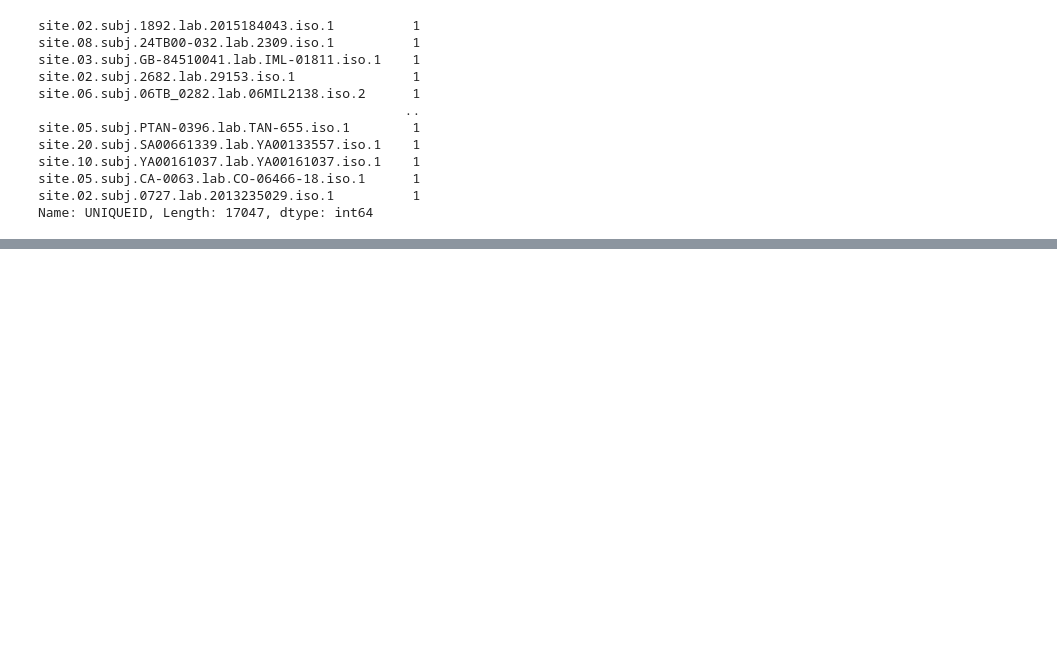
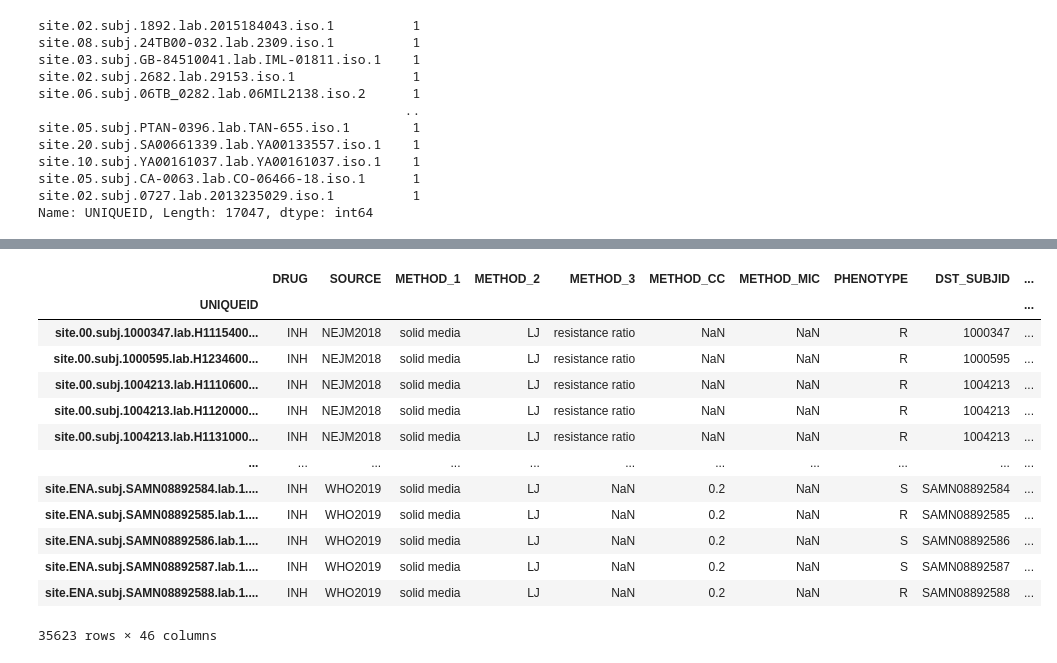
Before and after one commit to fowler-lab/Inh_resistance, a Jupyter notebook: CRyPTIC_KatG.ipynb, the cells around one changed output, grey strips where cells are left out. Drawn from its saved outputs; the diff is of its cells as text; code cells hidden in the pictures; blank space fills up the shorter version.

```diff
--- a/CRyPTIC_KatG.ipynb
+++ b/CRyPTIC_KatG.ipynb
@@ -532,0 +626,25 @@ Name: UNIQUEID, Length: 17047, dtype: int64
+# %%
+best_measurements_and_genomes = all_best_measurements.loc[all_best_measurements['UNIQUEID'].isin(genome_UIDs_meas)]
+# %%
+best_measurements_and_genomes.set_index('UNIQUEID',inplace=True)
+# %%
+best_measurements_and_genomes = best_measurements_and_genomes.rename(columns={'SUBJID':'DST_SUBJID'})
+# %%
+best_measurements_and_genomes = best_measurements_and_genomes.join(GENOMES)
+# %%
+best_measurements_and_genomes
+# %% [output]
+|  | DRUG | SOURCE | METHOD_1 | METHOD_2 | METHOD_3 | METHOD_CC | METHOD_MIC | PHENOTYPE | DST_SUBJID | ... |
+| UNIQUEID |  |  |  |  |  |  |  |  |  | ... |
+| site.00.subj.1000347.lab.H1115400... | INH | NEJM2018 | solid media | LJ | resistance ratio | NaN | NaN | R | 1000347 | ... |
+| site.00.subj.1000595.lab.H1234600... | INH | NEJM2018 | solid media | LJ | resistance ratio | NaN | NaN | R | 1000595 | ... |
+| site.00.subj.1004213.lab.H1110600... | INH | NEJM2018 | solid media | LJ | resistance ratio | NaN | NaN | R | 1004213 | ... |
+| site.00.subj.1004213.lab.H1120000... | INH | NEJM2018 | solid media | LJ | resistance ratio | NaN | NaN | R | 1004213 | ... |
+| site.00.subj.1004213.lab.H1131000... | INH | NEJM2018 | solid media | LJ | resistance ratio | NaN | NaN | R | 1004213 | ... |
+| ... | ... | ... | ... | ... | ... | ... | ... | ... | ... | ... |
+| site.ENA.subj.SAMN08892584.lab.1.... | INH | WHO2019 | solid media | LJ | NaN | 0.2 | NaN | S | SAMN08892584 | ... |
+| site.ENA.subj.SAMN08892585.lab.1.... | INH | WHO2019 | solid media | LJ | NaN | 0.2 | NaN | R | SAMN08892585 | ... |
+| site.ENA.subj.SAMN08892586.lab.1.... | INH | WHO2019 | solid media | LJ | NaN | 0.2 | NaN | S | SAMN08892586 | ... |
+| site.ENA.subj.SAMN08892587.lab.1.... | INH | WHO2019 | solid media | LJ | NaN | 0.2 | NaN | S | SAMN08892587 | ... |
+| site.ENA.subj.SAMN08892588.lab.1.... | INH | WHO2019 | solid media | LJ | NaN | 0.2 | NaN | R | SAMN08892588 | ... |
+35623 rows × 46 columns
```
Also changed, not shown: parts of 42 cells of this notebook.
